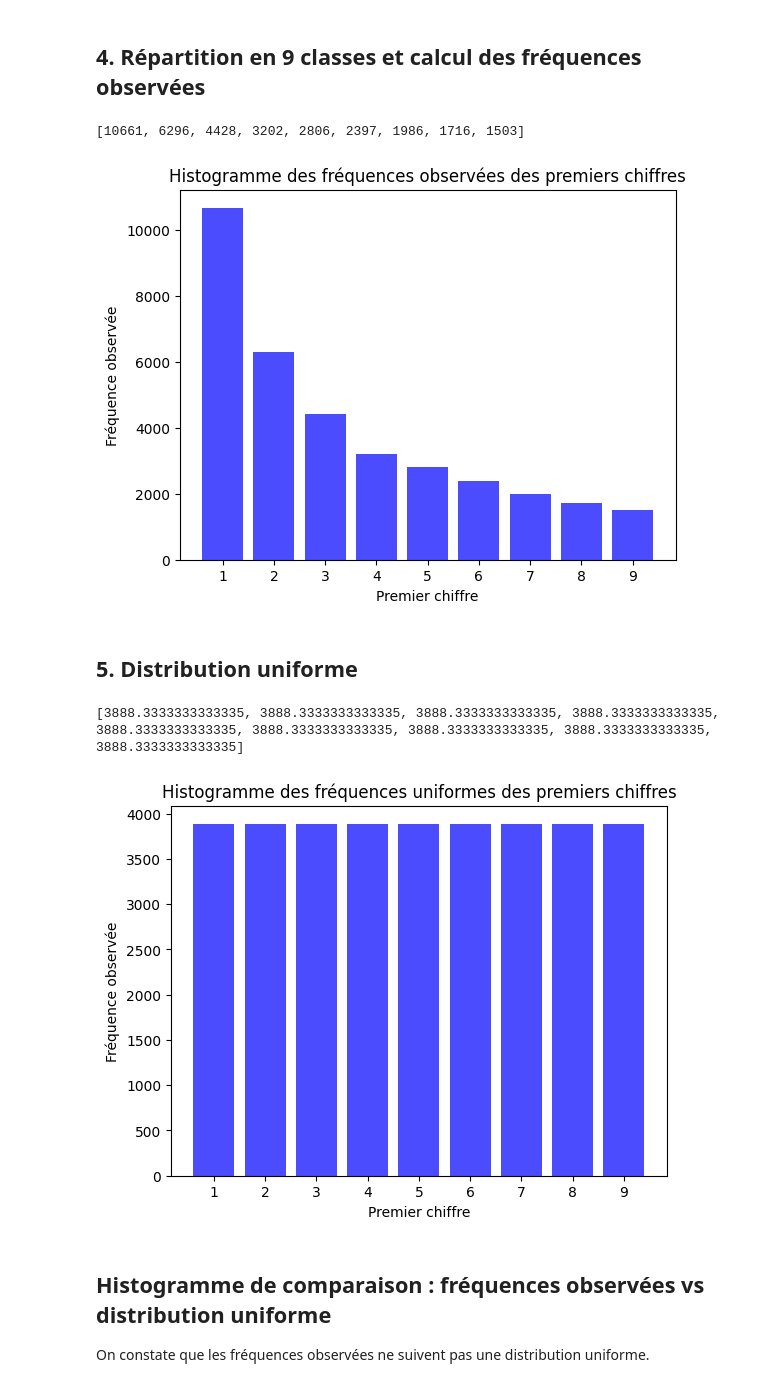
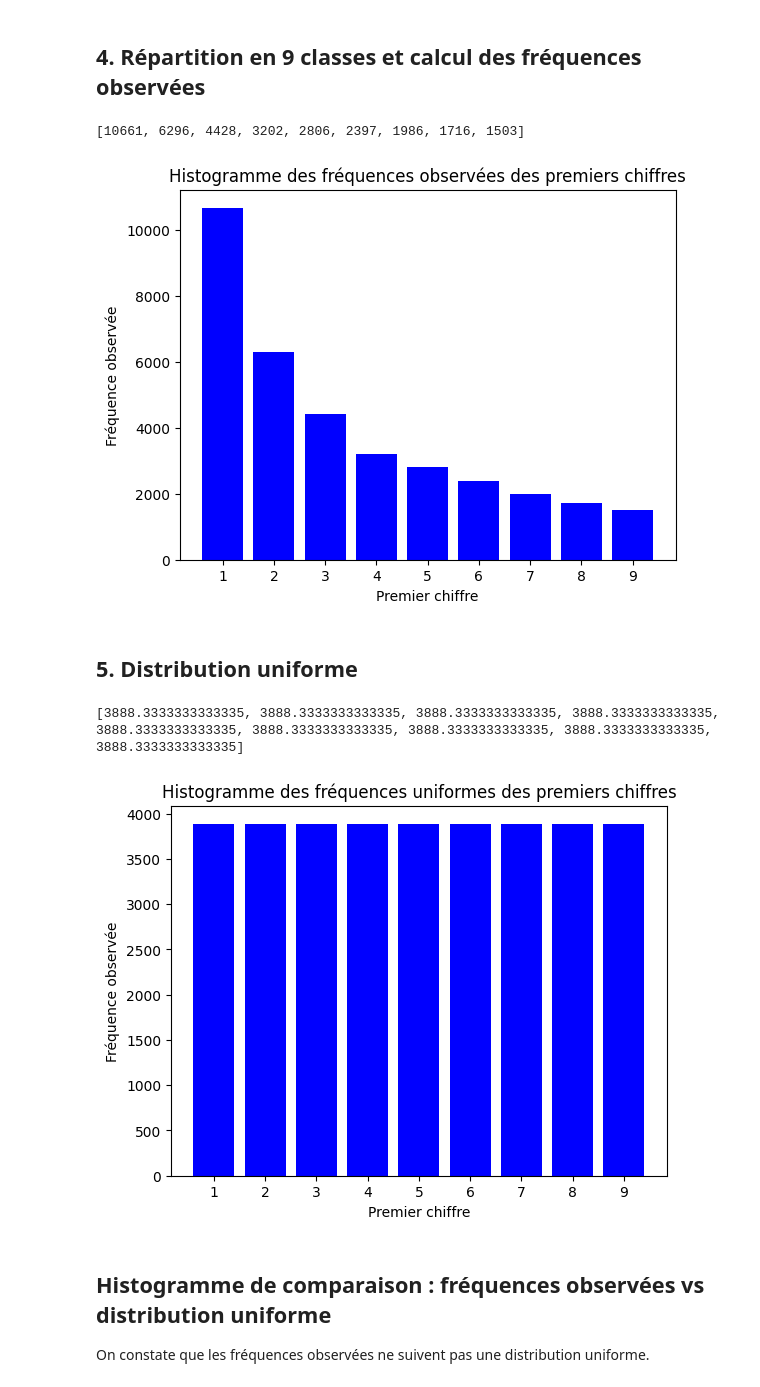
Before and after one commit to youluckk/Loi-Benford, a Jupyter notebook: Benford.ipynb, the cells around one changed output. Cells and saved outputs as stored; diff of their text form; code cells hidden in the pictures.

```diff
--- a/Benford.ipynb
+++ b/Benford.ipynb
@@ -90,7 +90,7 @@ def calcul_freq():
 frequences_observees = calcul_freq()
 print(frequences_observees)
 
-plt.bar(range(1, 10), frequences_observees, color='blue', alpha=0.7)
+plt.bar(range(1, 10), frequences_observees, color='blue')
 plt.xlabel('Premier chiffre')
 plt.ylabel('Fréquence observée')
 plt.title("Histogramme des fréquences observées des premiers chiffres")
@@ -98,27 +98,27 @@ plt.xticks(range(1, 10))
 plt.show()
 # %% [output]
 [10661, 6296, 4428, 3202, 2806, 2397, 1986, 1716, 1503]
-[figure, old version]
+[figure, new version]
 # %% [markdown]
 ## 5. Distribution uniforme
 # %%
 # Calculer les fréquences théoriques pour une distribution uniforme
 # Si la distribution est uniforme, chaque chiffre a la même probabilité
 
 total = sum(frequences_observees)
 frequences_uniforme = [total / 9] * 9
 
 print(frequences_uniforme)
 
-plt.bar(range(1, 10), frequences_uniforme, color='blue', alpha=0.7)
+plt.bar(range(1, 10), frequences_uniforme, color='blue')
 plt.xlabel('Premier chiffre')
 plt.ylabel('Fréquence observée')
 plt.title("Histogramme des fréquences uniformes des premiers chiffres")
 plt.xticks(range(1, 10))
 plt.show()
 # %% [output]
 [3888.3333333333335, 3888.3333333333335, 3888.3333333333335, 3888.3333333333335, 3888.3333333333335, 3888.3333333333335, 3888.3333333333335, 3888.3333333333335, 3888.3333333333335]
-[figure, old version]
+[figure, new version]
 # %% [markdown]
 ## Histogramme de comparaison : fréquences observées vs distribution uniforme
 On constate que les fréquences observées ne suivent pas une distribution uniforme.
```
Also changed, not shown: parts of 2 cells of this notebook.
